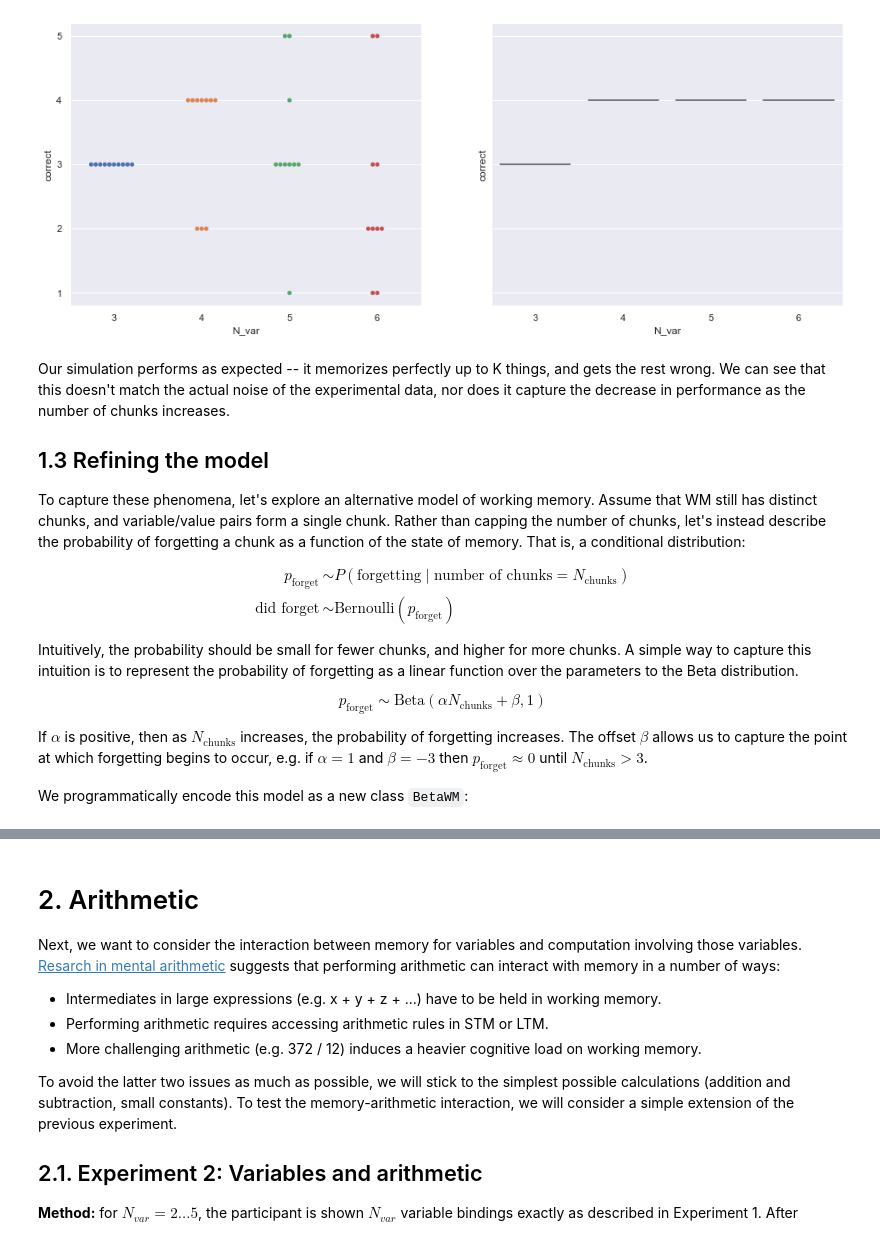
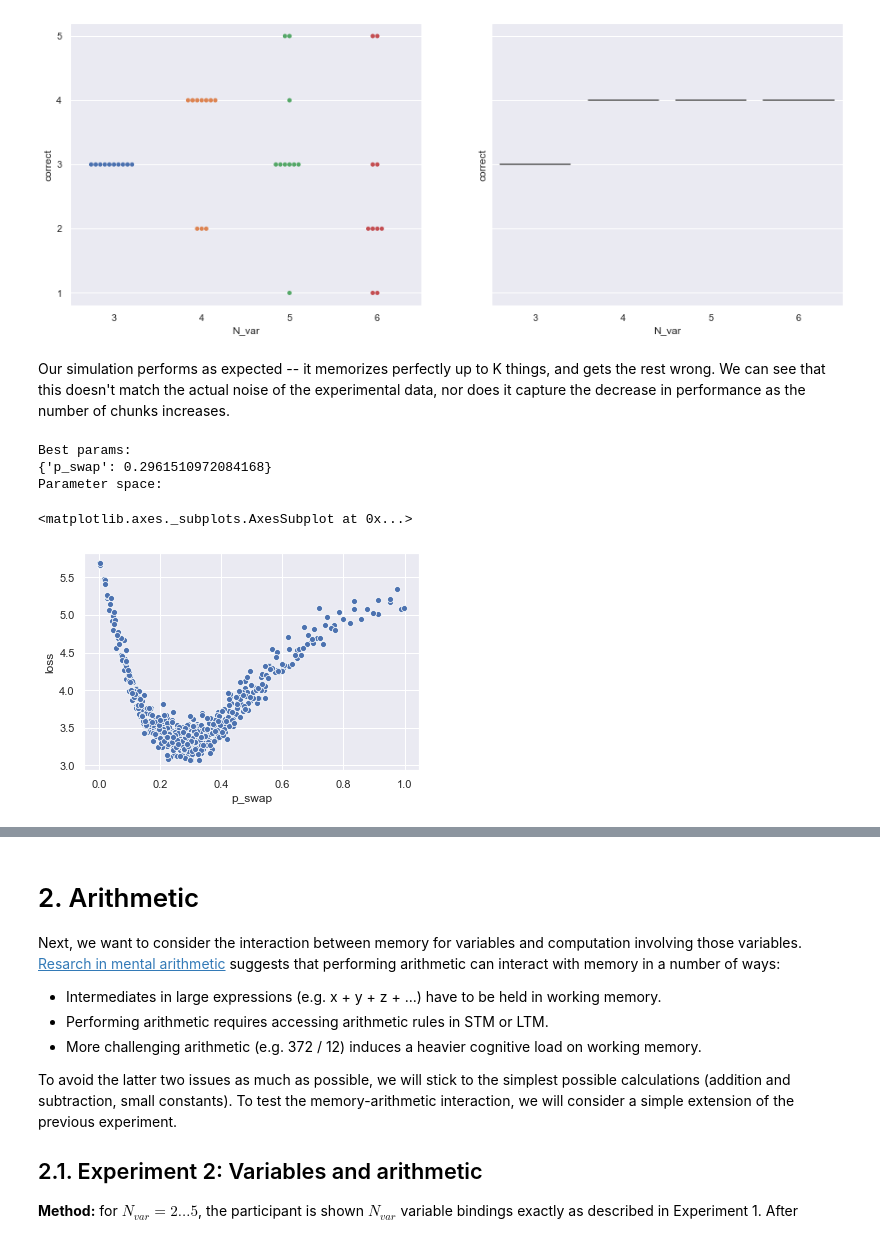
Before and after one commit to willcrichton/psypl-experiments, a Jupyter notebook: experiments/memory_program_tracing.ipynb, the cells around one changed output, grey strips where cells are left out. Saved outputs shown, nothing was run; the diff lists cells and outputs as text; code cells hidden in the pictures.

```diff
--- a/experiments/memory_program_tracing.ipynb
+++ b/experiments/memory_program_tracing.ipynb
@@ -142,26 +145,43 @@ sim_data = exp1.simulate(lambda: BasicWM(K=4))
 plot_sim(sim_data)
 # %% [output]
 [figure]
-# %% [markdown]
-Our simulation performs as expected -- it memorizes perfectly up to K things, and gets the rest wrong. We can see that this doesn't match the actual noise of the experimental data, nor does it capture the decrease in performance as the number of chunks increases.
-
-## 1.3 Refining the model
-
-To capture these phenomena, let's explore an alternative model of working memory. Assume that WM still has distinct chunks, and variable/value pairs form a single chunk. Rather than capping the number of chunks, let's instead describe the probability of forgetting a chunk as a function of the state of memory. That is, a conditional distribution:
-
-$$
-\begin{align*}
-p_\text{forget} &\sim P(\text{forgetting} \mid \text{number of chunks} = N_\text{chunks})\\
-\text{did forget} &\sim \text{Bernoulli}(p_\text{forget})
-\end{align*}
-$$
-
-Intuitively, the probability should be small for fewer chunks, and higher for more chunks. A simple way to capture this intuition is to represent the probability of forgetting as a linear function over the parameters to the Beta distribution.
-
-$$
-p_\text{forget} \sim \text{Beta}(\alpha N_\text{chunks} + \beta, 1)
-$$
-
-If $\alpha$ is positive, then as $N_\text{chunks}$ increases, the probability of forgetting increases. The offset $\beta$ allows us to capture the point at which forgetting begins to occur, e.g. if $\alpha = 1$ and $\beta = -3$ then $p_\text{forget} \approx 0$ until $N_\text{chunks} > 3$.
-
-We programmatically encode this model as a new class `BetaWM`:
+# %% [markdown]
+Our simulation performs as expected -- it memorizes perfectly up to K things, and gets the rest wrong. We can see that this doesn't match the actual noise of the experimental data, nor does it capture the decrease in performance as the number of chunks increases.
+# %%
+class SwapWM(BasicWM):
+    def __init__(self, p_swap):
+        self.chunks = []
+        self.p_swap = p_swap
+
+    def swap(self):
+        if len(self.chunks) > 1:
+            [i, j] = sample(range(len(self.chunks)), k=2)
+            tmp = self.chunks[i][1]
+            self.chunks[i] = (self.chunks[i][0], self.chunks[j][1])
+            self.chunks[j] = (self.chunks[j][0], tmp)
+
+    def maybe_swap(self):
+        if dist.Bernoulli(self.p_swap).sample().item() == 1.:
+            self.swap()
+
+    def store(self, variable, value):
+        self.chunks.append((variable, value))
+        self.maybe_swap()
+# %%
+swap_param_space = [
+    hp.uniform('p_swap', 0, 1)
+]
+
+swap_best_params, swap_all_params = pcache.get(
+    'swap_params', lambda: exp1.param_search(SwapWM, swap_param_space))
+
+print('Best params: ')
+pprint(swap_best_params)
+print('Parameter space: ', )
+sns.scatterplot(data=swap_all_params, x='p_swap', y='loss')
+# %% [output]
+Best params:
+{'p_swap': 0.2961510972084168}
+Parameter space:
+<matplotlib.axes._subplots.AxesSubplot at 0x...>
+[figure, added]
```
Also changed, not shown: parts of 17 cells of this notebook, 10 other files.
